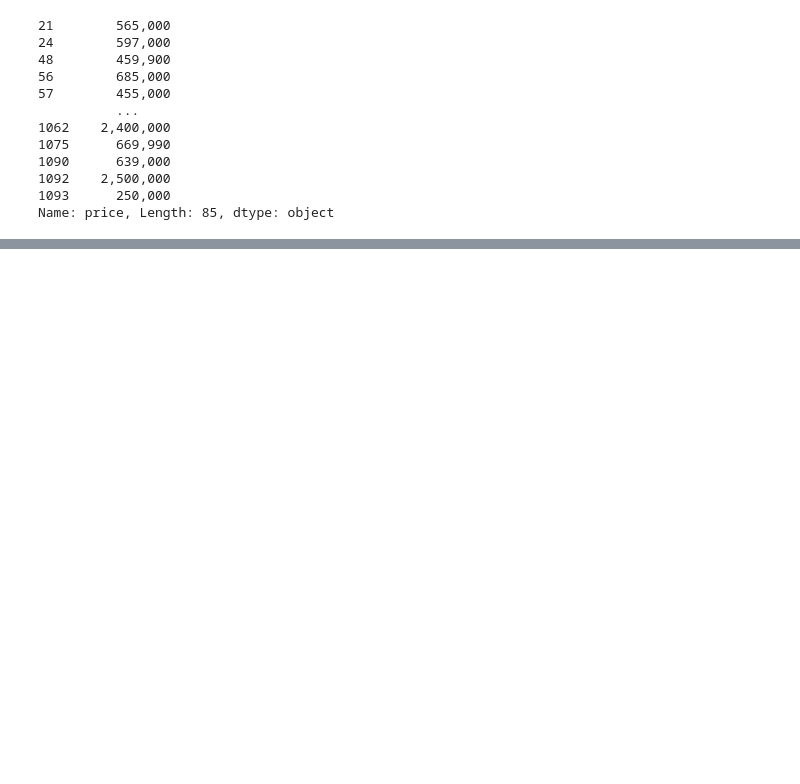
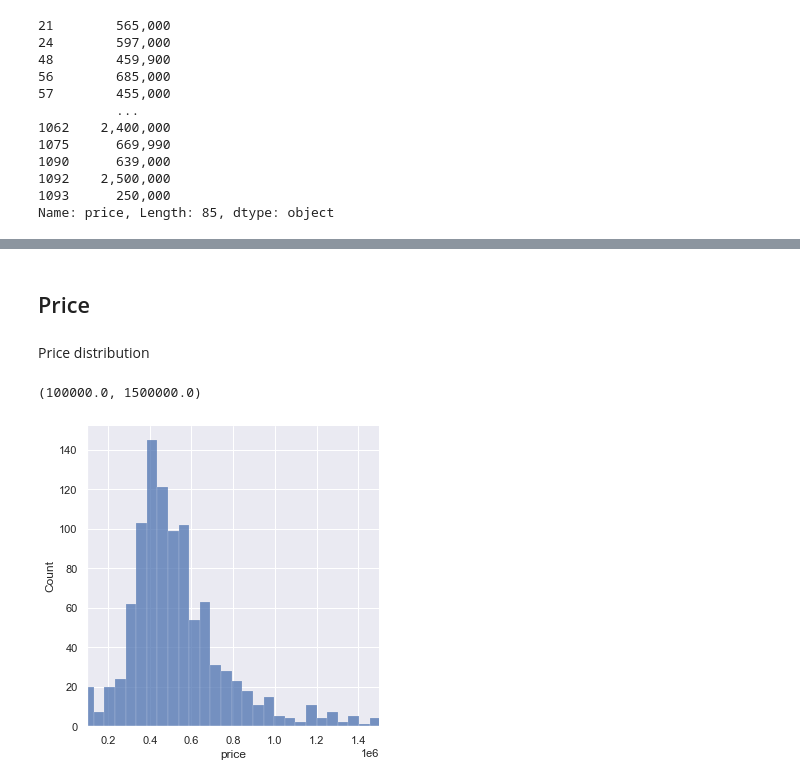
Before and after one commit to PlacidSerene/Housing-Analysis, a Jupyter notebook: House_Prediction.ipynb, the cells around one changed output, grey strips where cells are left out. Drawn from its saved outputs; the diff is of its cells as text; code cells hidden in the pictures; blank space fills up the shorter version.

```diff
--- a/House_Prediction.ipynb
+++ b/House_Prediction.ipynb
@@ -180,0 +215,6 @@ Name: price, Length: 85, dtype: object
+# %%
+df['price'] = df['price'].str.replace(',','')
+# %%
+df['price'] = df['price'].str.replace('+','')
+# %%
+df['price'] = df['price'].astype(int)
@@ -181,3 +231,15 @@ Name: price, Length: 85, dtype: object
+# %% [markdown]
+## Price
+# %% [markdown]
+Price distribution
 # %%
-import seaborn as sns
 sns.set_theme(style="darkgrid")
+# plt.ticklabel_format(style = 'plain')
+# ax.set(ylim=(10, 40))
+
+
+sns.displot(df, x='price');
+plt.xlim(100000, 1500000)
+# %% [output]
+(100000.0, 1500000.0)
+[figure, added]
```
Also changed, not shown: parts of 15 cells of this notebook.
